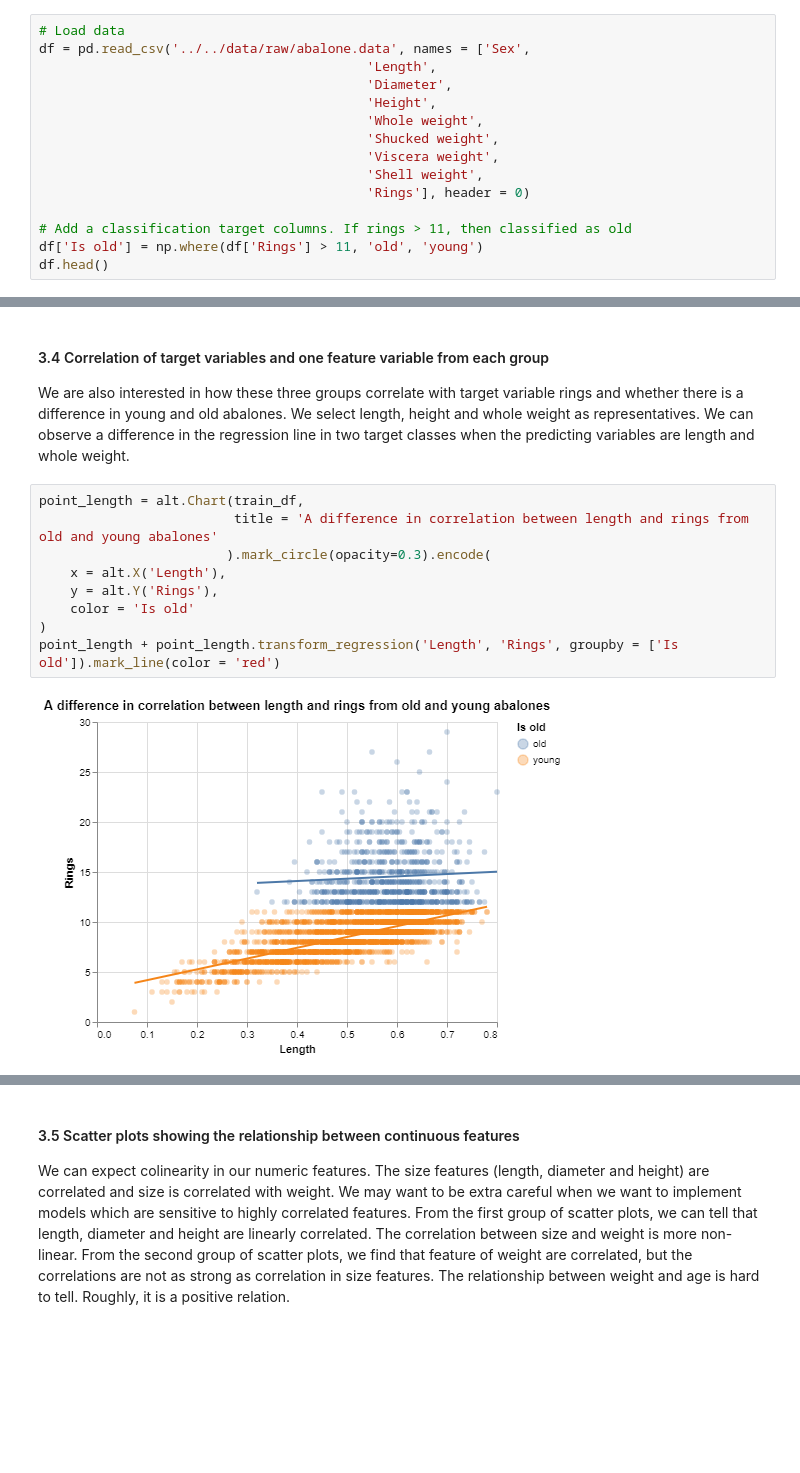
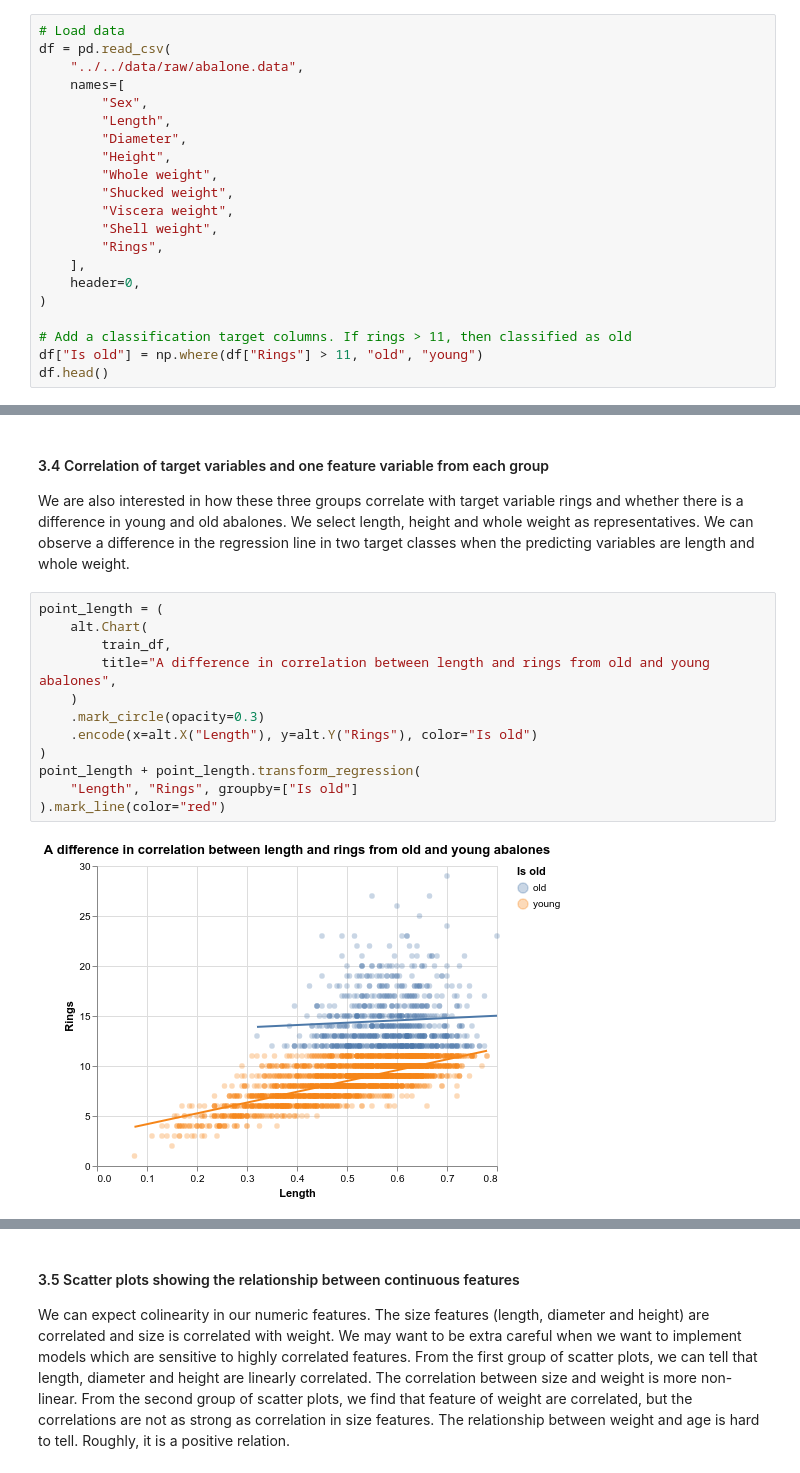
Before and after one commit to veerupandey/abalone_age_classification, a Jupyter notebook: src/eda/eda.ipynb, the cells around one changed output, grey strips where cells are left out. Drawn from its saved outputs; the diff is of its cells as text; blank space fills up the shorter version.

```diff
--- a/src/eda/eda.ipynb
+++ b/src/eda/eda.ipynb
@@ -24,18 +24,24 @@ Table 1. Counts of observations for each class
 The data loading and head of data is shown below.
 # %%
 # Load data
-df = pd.read_csv('../../data/raw/abalone.data', names = ['Sex',
-                                          'Length',
-                                          'Diameter',
-                                          'Height',
-                                          'Whole weight',
-                                          'Shucked weight',
-                                          'Viscera weight',
-                                          'Shell weight',
-                                          'Rings'], header = 0)
+df = pd.read_csv(
+    "../../data/raw/abalone.data",
+    names=[
+        "Sex",
+        "Length",
+        "Diameter",
+        "Height",
+        "Whole weight",
+        "Shucked weight",
+        "Viscera weight",
+        "Shell weight",
+        "Rings",
+    ],
+    header=0,
+)
 
 # Add a classification target columns. If rings > 11, then classified as old
-df['Is old'] = np.where(df['Rings'] > 11, 'old', 'young')
+df["Is old"] = np.where(df["Rings"] > 11, "old", "young")
 df.head()
 # %% [output]
 |  | Sex | Length | Diameter | Height | Whole weight | Shucked weight | Viscera weight | Shell weight | ... |
@@ -126,14 +133,17 @@ alt.Chart(train_df, title = 'Distribution of numeric variables').mark_bar(opacit
 #### 3.4 Correlation of target variables and one feature variable from each group
 We are also interested in how these three groups correlate with target variable rings and whether there is a difference in young and old abalones. We select length, height and whole weight as representatives. We can observe a difference in the regression line in two target classes when the predicting variables are length and whole weight.
 # %%
-point_length = alt.Chart(train_df,
-                         title = 'A difference in correlation between length and rings from old and young abalones'
-                        ).mark_circle(opacity=0.3).encode(
-    x = alt.X('Length'),
-    y = alt.Y('Rings'),
-    color = 'Is old'
+point_length = (
+    alt.Chart(
+        train_df,
+        title="A difference in correlation between length and rings from old and young abalones",
+    )
+    .mark_circle(opacity=0.3)
+    .encode(x=alt.X("Length"), y=alt.Y("Rings"), color="Is old")
 )
-point_length + point_length.transform_regression('Length', 'Rings', groupby = ['Is old']).mark_line(color = 'red')
+point_length + point_length.transform_regression(
+    "Length", "Rings", groupby=["Is old"]
+).mark_line(color="red")
 # %% [output]
-[figure, old version]
+[figure, new version]
 # %%
```
Also changed, not shown: parts of 9 cells of this notebook.
